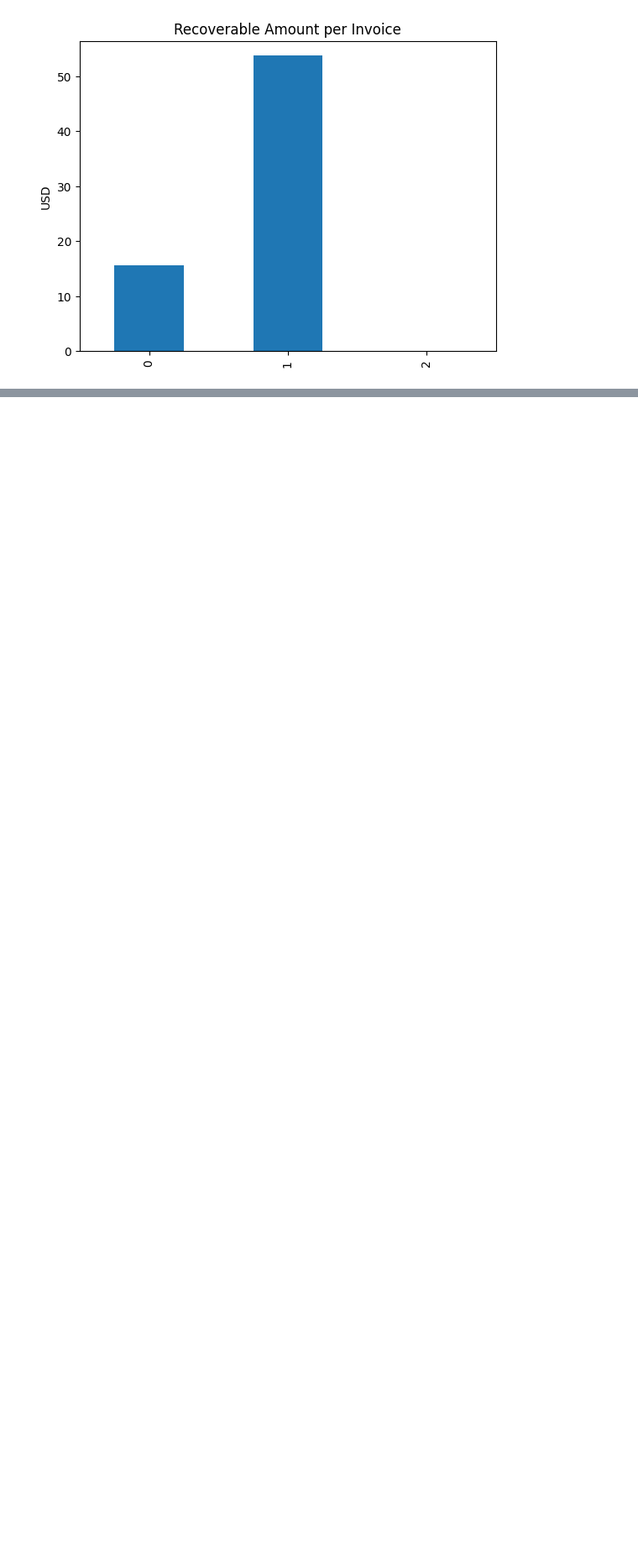
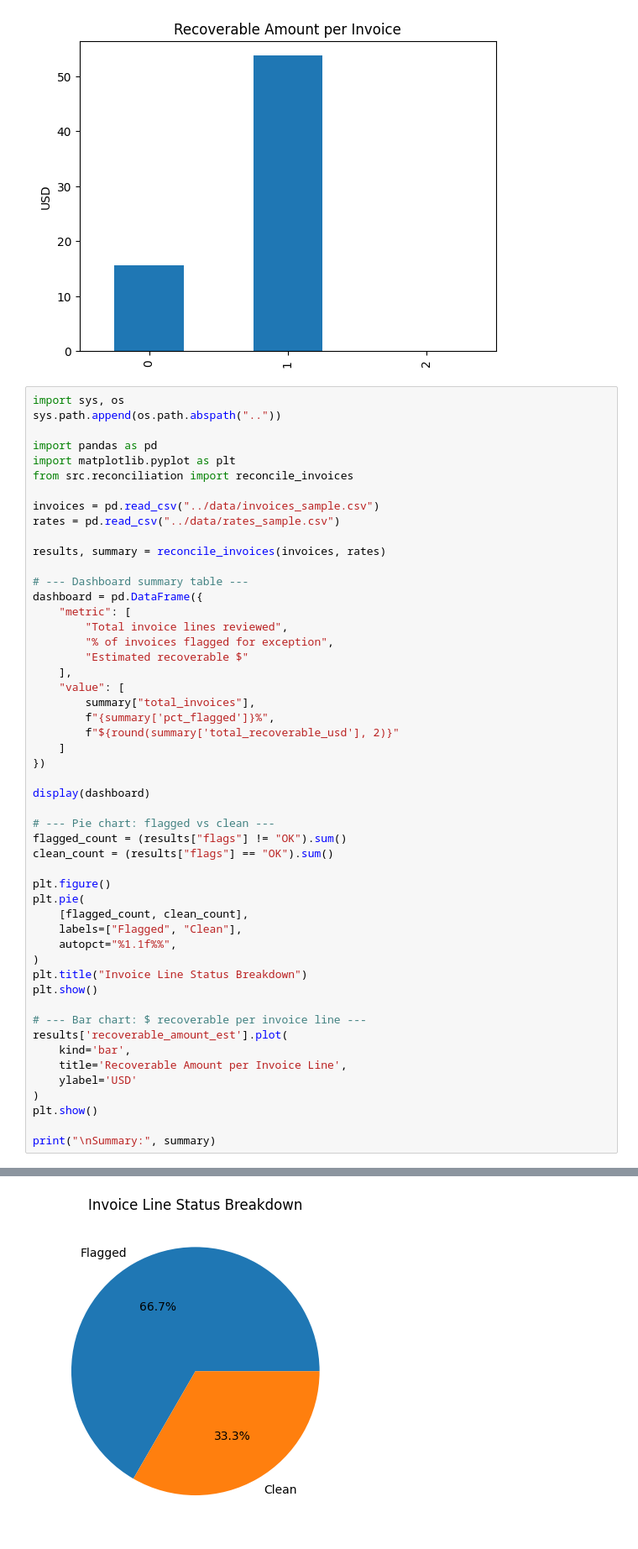
Before and after one commit to Joshitha-Uppalapati/invoice-matchai, a Jupyter notebook: notebooks/Invoice-MatchAI.ipynb, the cells around one changed output, grey strips where cells are left out. Shown at 84% size. Cells and saved outputs as stored; diff of their text form; blank space fills up the shorter version.

Commit message:
viz: add KPI dashboard, pie chart, and recoverable $ bar chart

```diff
--- a/notebooks/Invoice-MatchAI.ipynb
+++ b/notebooks/Invoice-MatchAI.ipynb
@@ -37,3 +37,55 @@ results['recoverable_amount_est'].plot(
 plt.show()
 # %% [output]
 [figure]
+# %%
+import sys, os
+sys.path.append(os.path.abspath(".."))
+
+import pandas as pd
+import matplotlib.pyplot as plt
+from src.reconciliation import reconcile_invoices
+
+invoices = pd.read_csv("../data/invoices_sample.csv")
+rates = pd.read_csv("../data/rates_sample.csv")
+
+results, summary = reconcile_invoices(invoices, rates)
+
+# --- Dashboard summary table ---
+dashboard = pd.DataFrame({
+    "metric": [
+        "Total invoice lines reviewed",
+        "% of invoices flagged for exception",
+        "Estimated recoverable $"
+    ],
+    "value": [
+        summary["total_invoices"],
+        f"{summary['pct_flagged']}%",
+        f"${round(summary['total_recoverable_usd'], 2)}"
+    ]
+})
+
+display(dashboard)
+
+# --- Pie chart: flagged vs clean ---
+flagged_count = (results["flags"] != "OK").sum()
+clean_count = (results["flags"] == "OK").sum()
+
+plt.figure()
+plt.pie(
+    [flagged_count, clean_count],
+    labels=["Flagged", "Clean"],
+    autopct="%1.1f%%",
+)
+plt.title("Invoice Line Status Breakdown")
+plt.show()
+
+# --- Bar chart: $ recoverable per invoice line ---
+results['recoverable_amount_est'].plot(
+    kind='bar',
+    title='Recoverable Amount per Invoice Line',
+    ylabel='USD'
+)
+plt.show()
+
+print("\nSummary:", summary)
+# %% [output]
@@ -39,0 +96 @@ plt.show()
+[figure, added]
```
Also changed, not shown: parts of 1 cell of this notebook.
